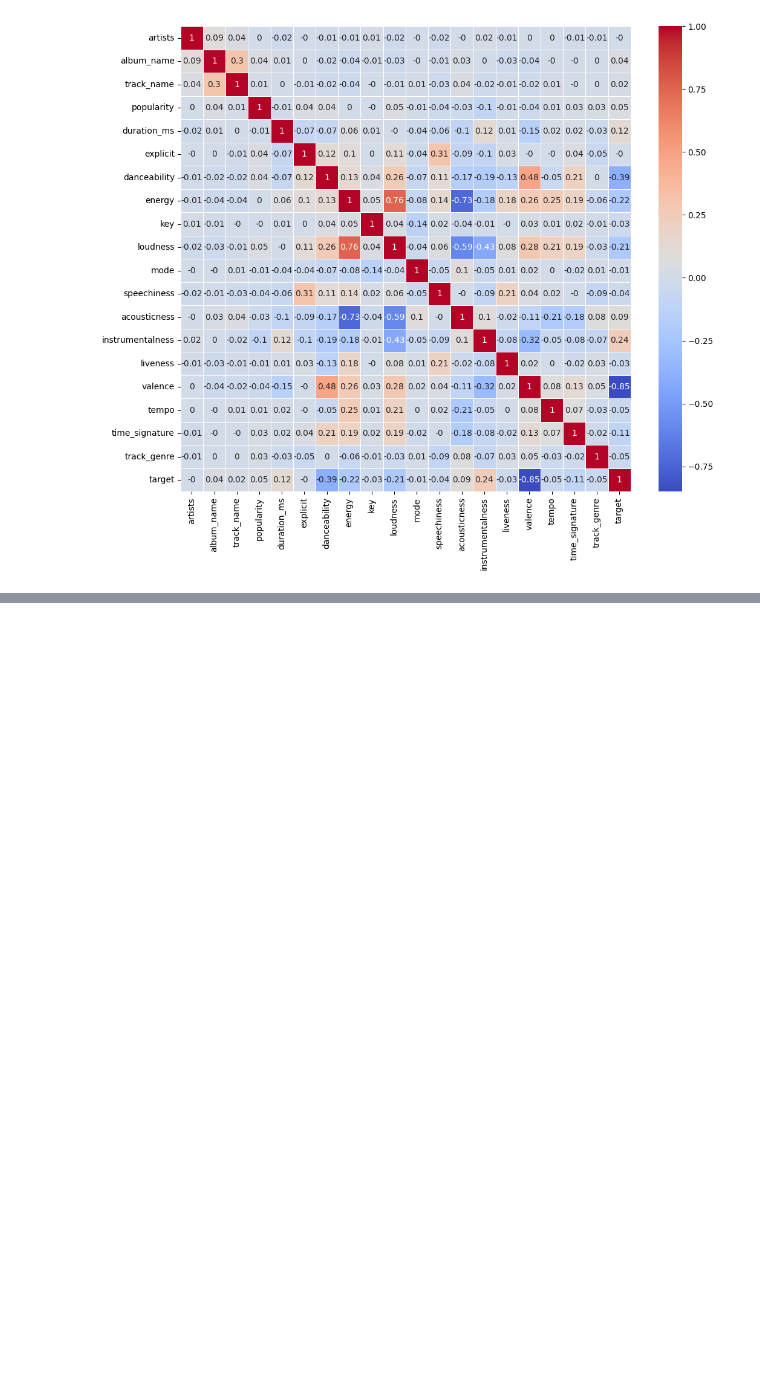
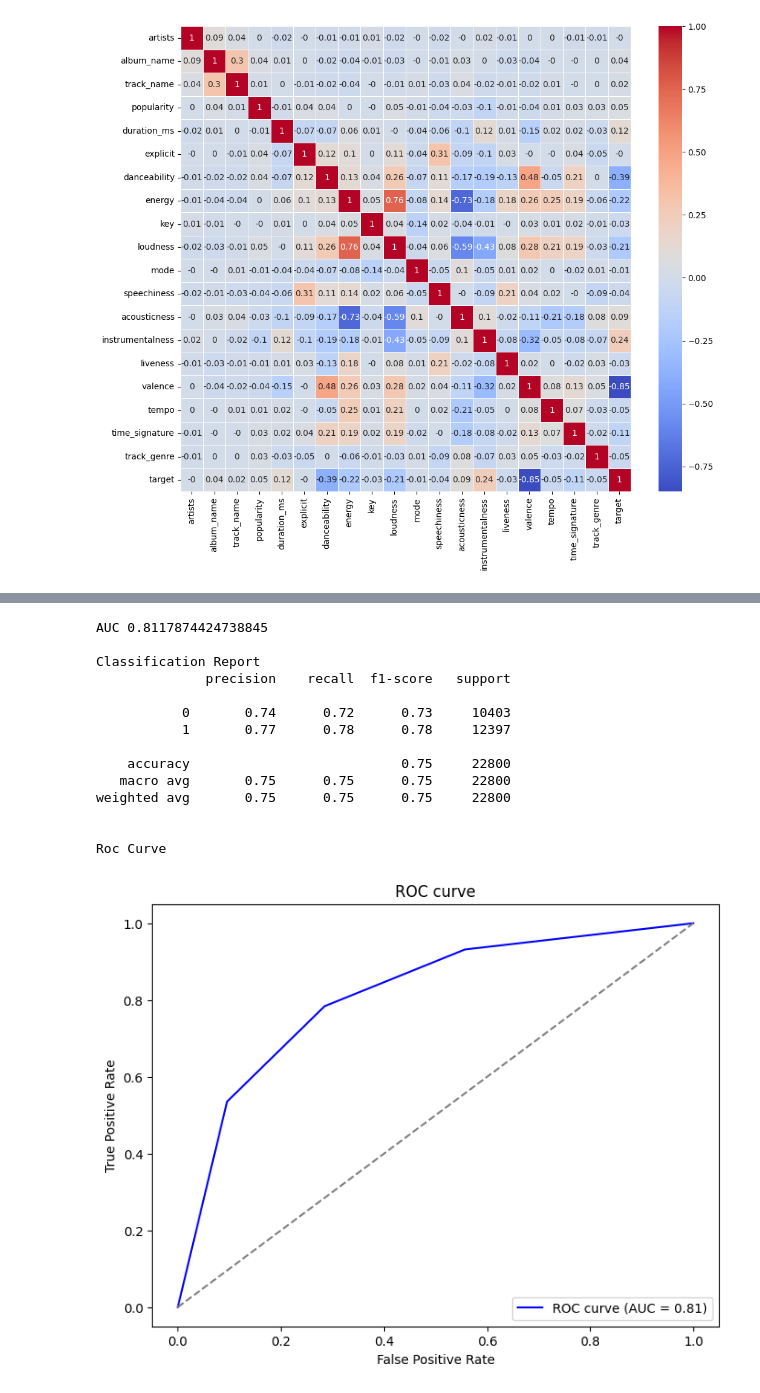
Before and after one commit to CaioLDias/Music_Classifier_Spotify, a Jupyter notebook: Music_Classifier_Spotify.ipynb, the cells around one changed output, grey strips where cells are left out. Cells and saved outputs as stored; diff of their text form; code cells hidden in the pictures; blank space fills up the shorter version.

```diff
--- a/Music_Classifier_Spotify.ipynb
+++ b/Music_Classifier_Spotify.ipynb
@@ -143,0 +272,20 @@ sns.heatmap(data=correlation_matrix, annot=True, linewidths=.5, ax=ax, cmap="coo
+# %%
+from sklearn.neighbors import KNeighborsClassifier
+modelo_knn = KNeighborsClassifier(n_neighbors=3)
+roda_modelo(modelo_knn)
+# %% [output]
+AUC 0.8117874424738845
+
+Classification Report
+              precision    recall  f1-score   support
+
+           0       0.74      0.72      0.73     10403
+           1       0.77      0.78      0.78     12397
+
+    accuracy                           0.75     22800
+   macro avg       0.75      0.75      0.75     22800
+weighted avg       0.75      0.75      0.75     22800
+
+
+Roc Curve
+[figure, added]
```
Also changed, not shown: parts of 20 cells of this notebook.
